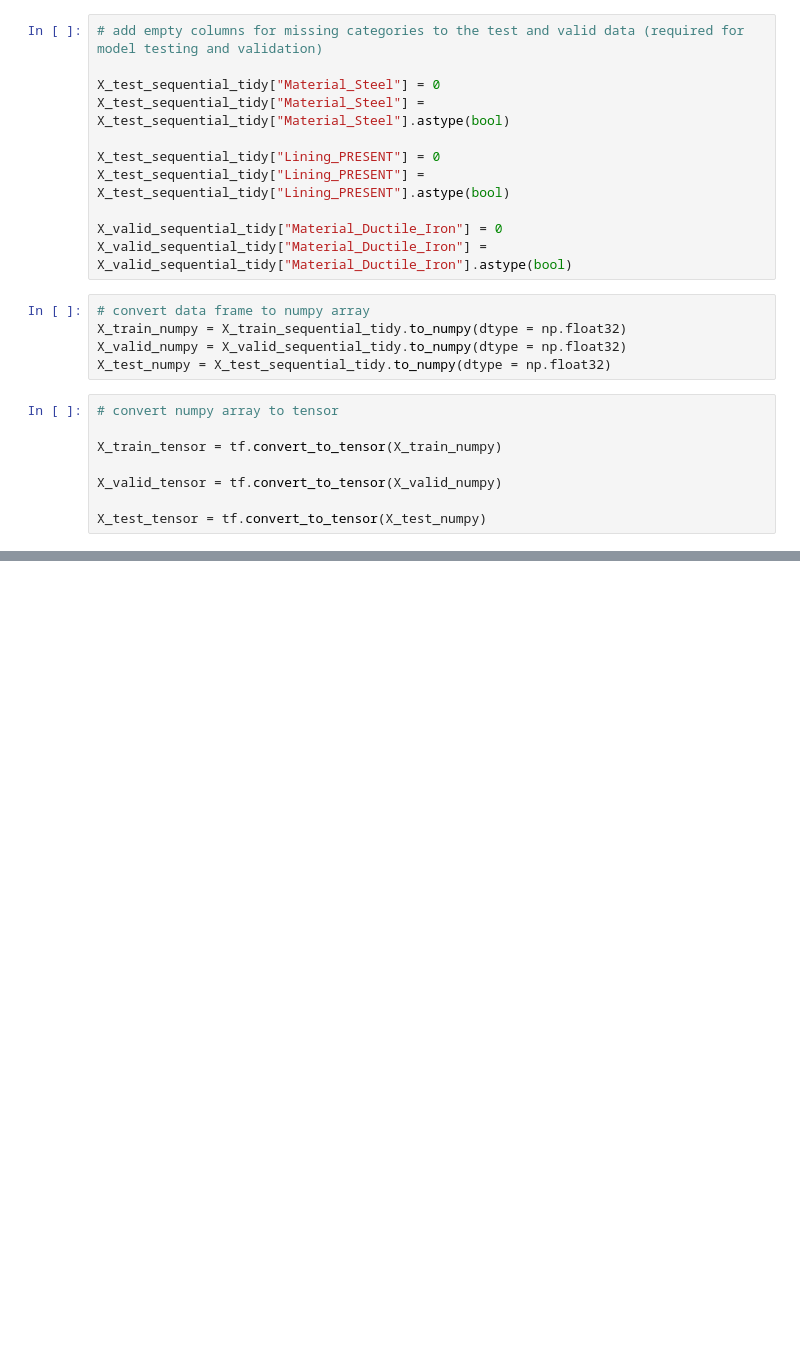
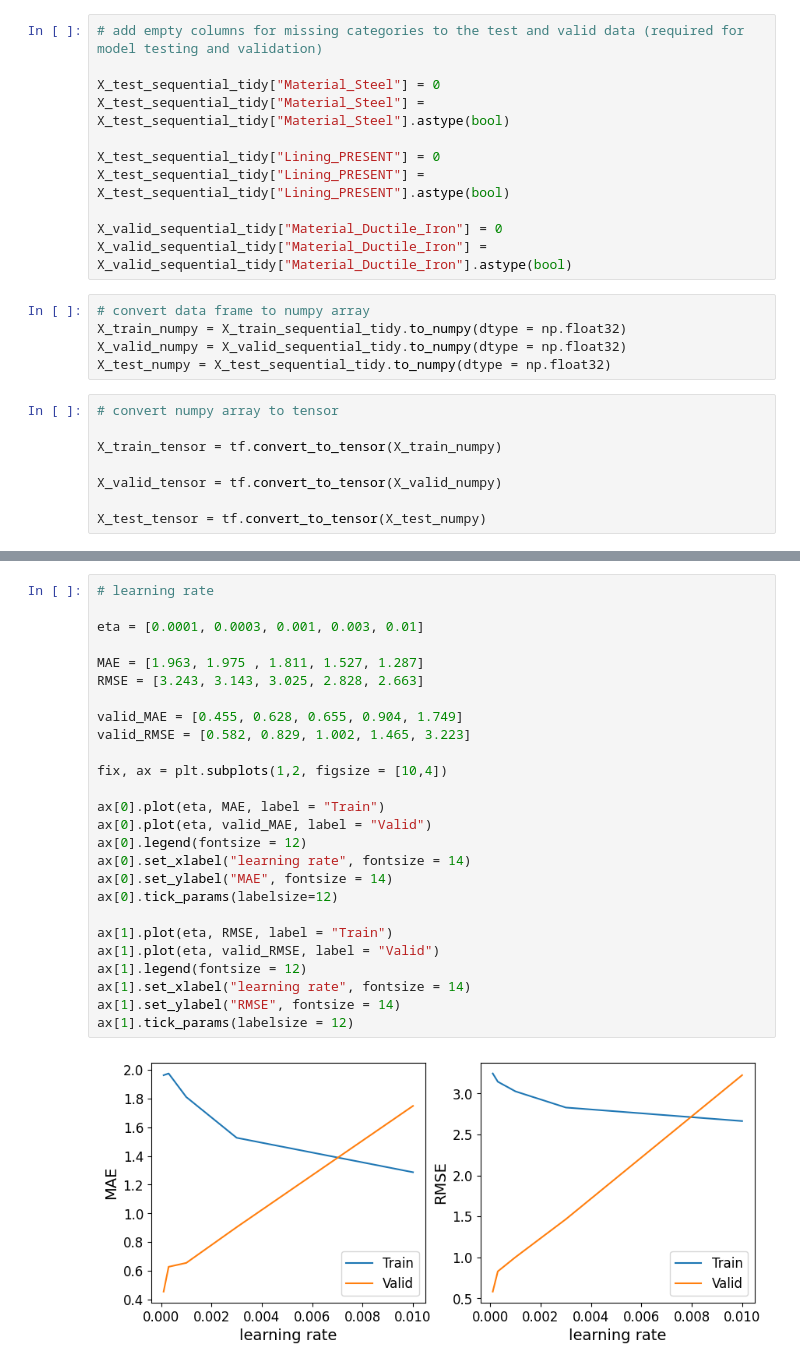
Before and after one commit to UlaStats/MSc-project-pipe-failure-prediction, a Jupyter notebook: Modelling_RNN_and_LSTM.ipynb, the cells around one changed output, grey strips where cells are left out. Cells and saved outputs as stored; diff of their text form; blank space fills up the shorter version.

```diff
--- a/Modelling_RNN_and_LSTM.ipynb
+++ b/Modelling_RNN_and_LSTM.ipynb
@@ -245,0 +505,28 @@ model_LSTM.evaluate(X_test_tensor, y_test_sequential_tidy)
+# %%
+# learning rate
+
+eta = [0.0001, 0.0003, 0.001, 0.003, 0.01]
+
+MAE = [1.963, 1.975 , 1.811, 1.527, 1.287]
+RMSE = [3.243, 3.143, 3.025, 2.828, 2.663]
+
+valid_MAE = [0.455, 0.628, 0.655, 0.904, 1.749]
+valid_RMSE = [0.582, 0.829, 1.002, 1.465, 3.223]
+
+fix, ax = plt.subplots(1,2, figsize = [10,4])
+
+ax[0].plot(eta, MAE, label = "Train")
+ax[0].plot(eta, valid_MAE, label = "Valid")
+ax[0].legend(fontsize = 12)
+ax[0].set_xlabel("learning rate", fontsize = 14)
+ax[0].set_ylabel("MAE", fontsize = 14)
+ax[0].tick_params(labelsize=12)
+
+ax[1].plot(eta, RMSE, label = "Train")
+ax[1].plot(eta, valid_RMSE, label = "Valid")
+ax[1].legend(fontsize = 12)
+ax[1].set_xlabel("learning rate", fontsize = 14)
+ax[1].set_ylabel("RMSE", fontsize = 14)
+ax[1].tick_params(labelsize = 12)
+# %% [output]
+[figure, added]
```
Also changed, not shown: parts of 56 cells of this notebook.
